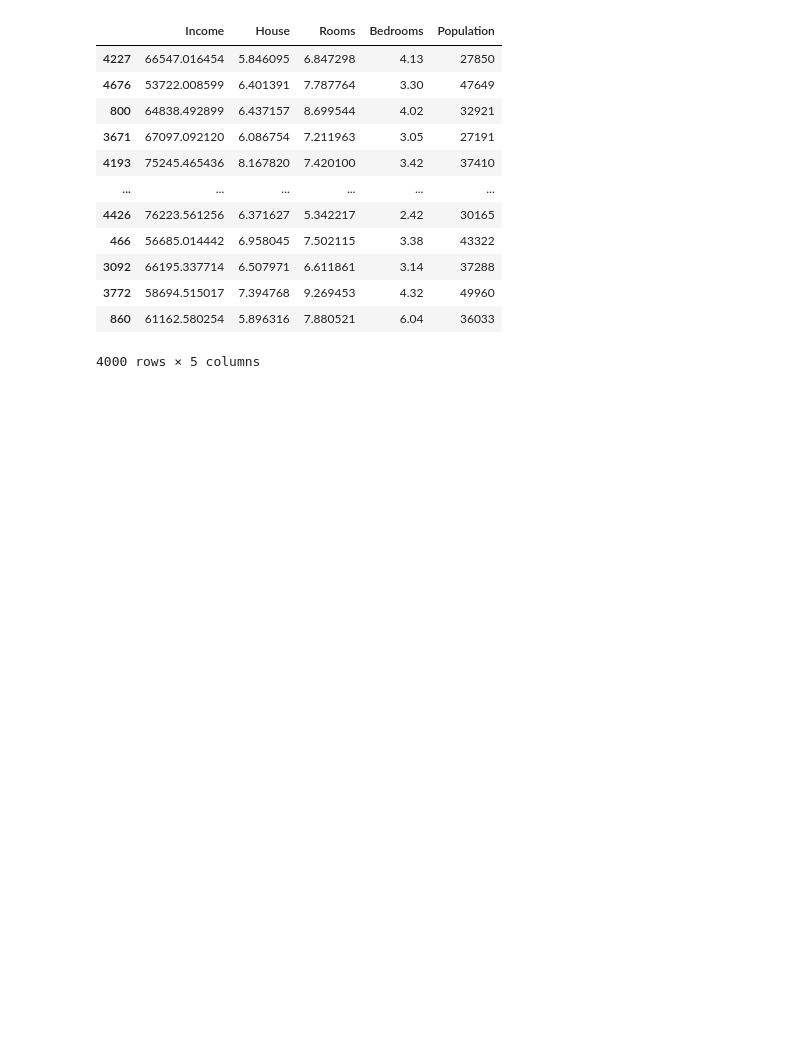
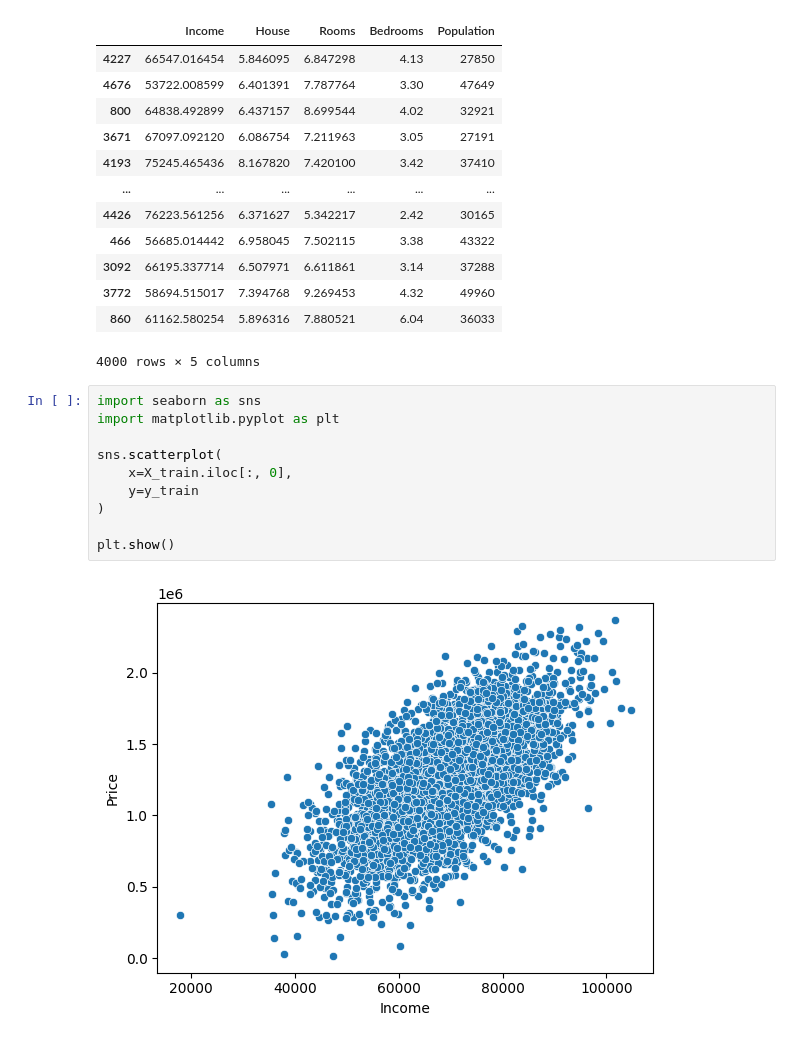
Before and after one commit to faruk950147/Python-A-to-Z, a Jupyter notebook: 07 ML/clean data/USA-Housing/main.ipynb, the cells around one changed output. Cells and saved outputs as stored; diff of their text form; blank space fills up the shorter version.

```diff
--- a/07 ML/clean data/USA-Housing/main.ipynb
+++ b/07 ML/clean data/USA-Housing/main.ipynb
@@ -48,3 +48,15 @@ X_train
 | 3772 | 58694.515017 | 7.394768 | 9.269453 | 4.32 | 49960 |
 | 860 | 61162.580254 | 5.896316 | 7.880521 | 6.04 | 36033 |
 4000 rows × 5 columns
+# %%
+import seaborn as sns
+import matplotlib.pyplot as plt
+
+sns.scatterplot(
+    x=X_train.iloc[:, 0],
+    y=y_train
+)
+
+plt.show()
+# %% [output]
+[figure, added]
```
Also changed, not shown: parts of 3 cells of this notebook.
